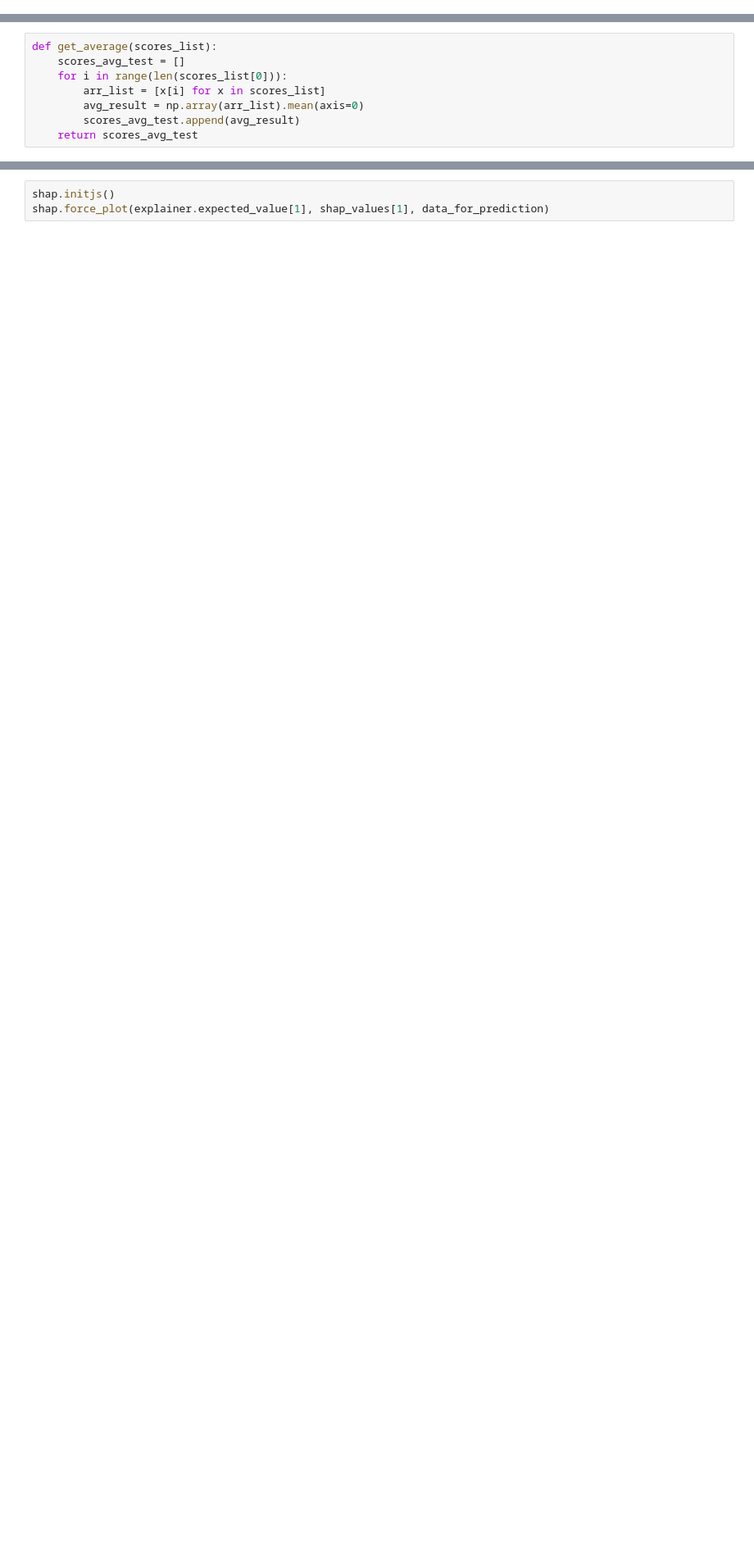
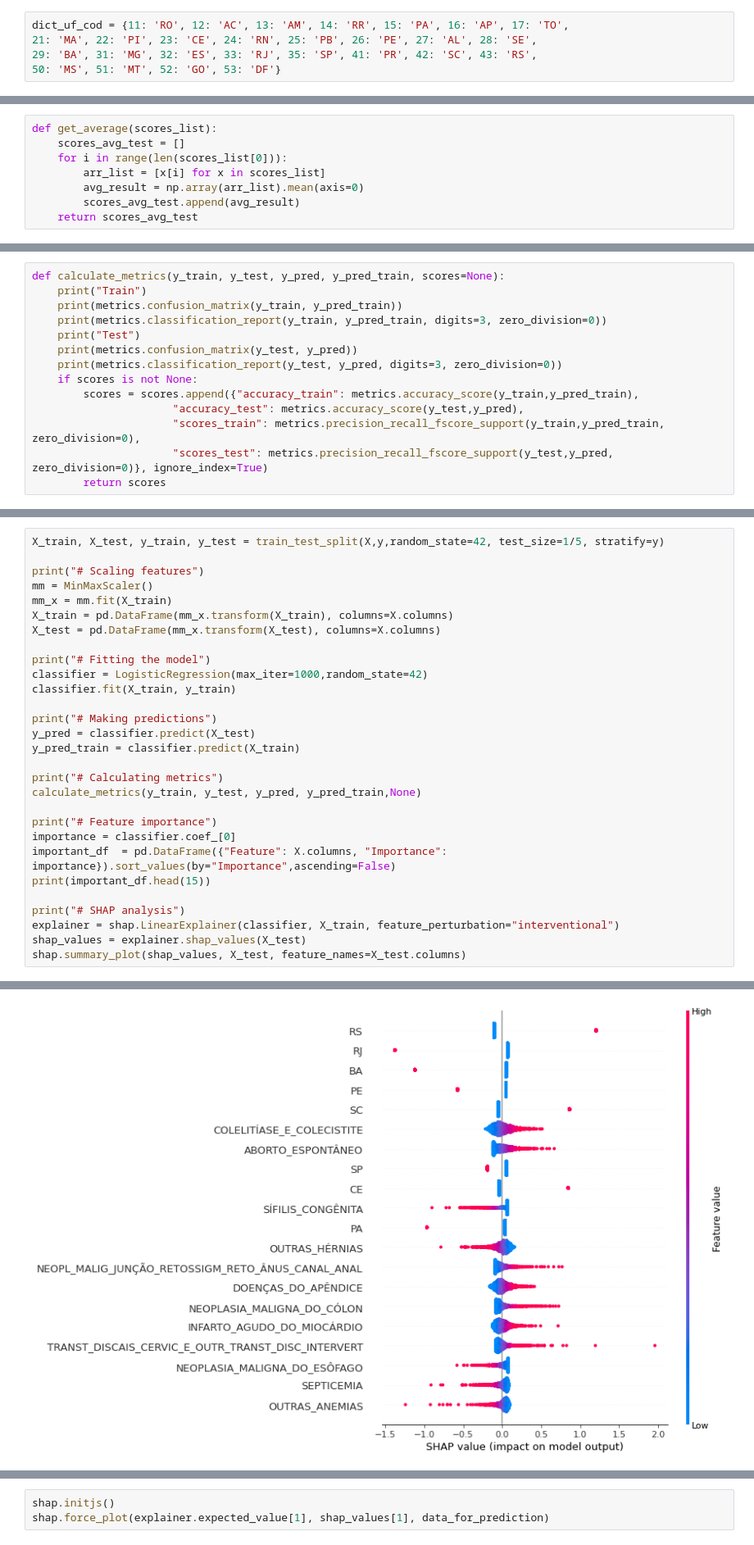
Before and after one commit to pypas/suicities-datasus, a Jupyter notebook: Models/Classification/classification_model_highest_rates.ipynb, the cells around one changed output, grey strips where cells are left out. Shown at 82% size. Drawn from its saved outputs; the diff is of its cells as text; blank space fills up the shorter version.

Commit message:
Updated classification models

```diff
--- a/Models/Classification/classification_model_highest_rates.ipynb
+++ b/Models/Classification/classification_model_highest_rates.ipynb
@@ -29,6 +46,11 @@ import time
 import glob
 import shap
 root = "../../"
+# %%
+dict_uf_cod = {11: 'RO', 12: 'AC', 13: 'AM', 14: 'RR', 15: 'PA', 16: 'AP', 17: 'TO',
+21: 'MA', 22: 'PI', 23: 'CE', 24: 'RN', 25: 'PB', 26: 'PE', 27: 'AL', 28: 'SE',
+29: 'BA', 31: 'MG', 32: 'ES', 33: 'RJ', 35: 'SP', 41: 'PR', 42: 'SC', 43: 'RS',
+50: 'MS', 51: 'MT', 52: 'GO', 53: 'DF'}
 # %% [markdown]
 # DataPrep
 *You can skip this and load the csv directly after this section*
@@ -844,0 +298,14 @@ Setting feature_perturbation = "tree_path_dependent" because no background data
+# %%
+def calculate_metrics(y_train, y_test, y_pred, y_pred_train, scores=None):
+    print("Train")
+    print(metrics.confusion_matrix(y_train, y_pred_train))
+    print(metrics.classification_report(y_train, y_pred_train, digits=3, zero_division=0))
+    print("Test")
+    print(metrics.confusion_matrix(y_test, y_pred))
+    print(metrics.classification_report(y_test, y_pred, digits=3, zero_division=0))
+    if scores is not None:
+        scores = scores.append({"accuracy_train": metrics.accuracy_score(y_train,y_pred_train),
+                      "accuracy_test": metrics.accuracy_score(y_test,y_pred),
+                      "scores_train": metrics.precision_recall_fscore_support(y_train,y_pred_train, zero_division=0),
+                      "scores_test": metrics.precision_recall_fscore_support(y_test,y_pred, zero_division=0)}, ignore_index=True)
+        return scores
@@ -844,0 +512,30 @@ Setting feature_perturbation = "tree_path_dependent" because no background data
+# %%
+X_train, X_test, y_train, y_test = train_test_split(X,y,random_state=42, test_size=1/5, stratify=y)
+
+print("# Scaling features")
+mm = MinMaxScaler()
+mm_x = mm.fit(X_train)
+X_train = pd.DataFrame(mm_x.transform(X_train), columns=X.columns)
+X_test = pd.DataFrame(mm_x.transform(X_test), columns=X.columns)
+
+print("# Fitting the model")
+classifier = LogisticRegression(max_iter=1000,random_state=42)
+classifier.fit(X_train, y_train)
+
+print("# Making predictions")
+y_pred = classifier.predict(X_test)
+y_pred_train = classifier.predict(X_train)
+
+print("# Calculating metrics")
+calculate_metrics(y_train, y_test, y_pred, y_pred_train,None)
+
+print("# Feature importance")
+importance = classifier.coef_[0]
+important_df  = pd.DataFrame({"Feature": X.columns, "Importance": importance}).sort_values(by="Importance",ascending=False)
+print(important_df.head(15))
+
+print("# SHAP analysis")
+explainer = shap.LinearExplainer(classifier, X_train, feature_perturbation="interventional")
+shap_values = explainer.shap_values(X_test)
+shap.summary_plot(shap_values, X_test, feature_names=X_test.columns)
+# %% [output]
@@ -844,0 +559 @@ Setting feature_perturbation = "tree_path_dependent" because no background data
+[figure, added]
```
Also changed, not shown: parts of 85 cells of this notebook, 1 other file.
